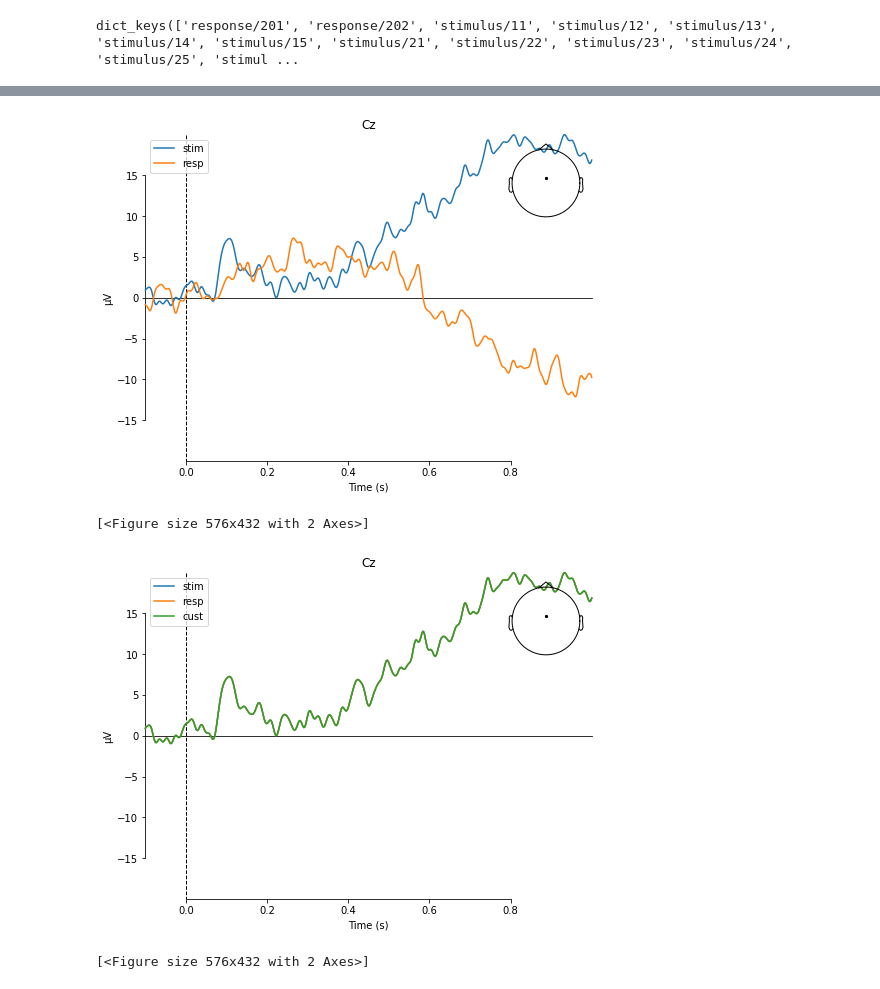
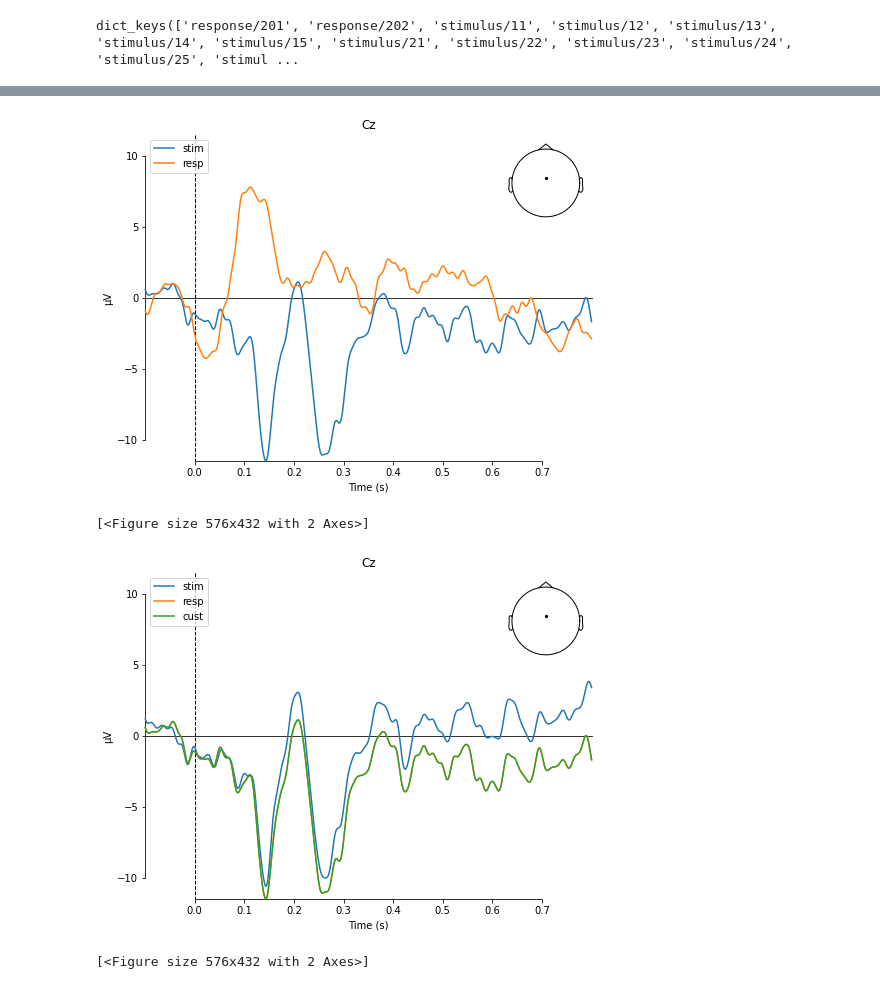
Before and after one commit to ssaket/eeg-pipeline, a Jupyter notebook: hello.ipynb, the cells around one changed output, grey strips where cells are left out. Drawn from its saved outputs; the diff is of its cells as text; code cells hidden in the pictures.

```diff
--- a/hello.ipynb
+++ b/hello.ipynb
@@ -17,10 +17,11 @@ pip = Pipeline(bids_path)
 
 pip.load_data()
 pip.set_montage()
+pip.apply_cleaning(CleaningData(bids_path))
+pip.apply_filter(SimpleMNEFilter(0.1, 50, 'firwin'))
+pip.apply_ica(PrecomputedICA(bids_path))
+
 pip.apply_resampling(512)
-pip.apply_cleaning(CleaningData(bids_path))
-pip.apply_filter(SimpleMNEFilter(0.5, 50, 'firwin'))
-pip.apply_ica(PrecomputedICA(bids_path))
 pip.apply_rereferencing('average')
 # pip.apply_ica(SimpleMNEICA('fastica', exclude=[0,1, 2]))
 # %% [output]
@@ -92,15 +92,15 @@ mne.viz.plot_compare_evokeds({'rare': rare_epochs.average(), 'freq': freq_epochs
 _epochs = mne.Epochs(pip.raw, pip.events, pip.event_ids, tmin=-0.1,tmax=0.8, reject_by_annotation=False).copy()
 mne.viz.plot_compare_evokeds({'stim': _epochs['stimulus'].average(), 'resp': _epochs['response'].average()}, picks='Cz')
 # %% [output]
-[figure, old version]
+[figure, new version]
 [<Figure size 576x432 with 2 Axes>]
 # %%
 wanted_keys = [e for e in pip.event_ids.keys() if "stimulus" in e]
 evts_dict_stim=dict((k, pip.event_ids[k]) for k in wanted_keys if k in pip.event_ids)
 
 # get epochs with and without rejection
-epochs = mne.Epochs(pip.raw, pip.events, evts_dict_stim,tmin=-0.1,tmax=1,reject_by_annotation=False)
+epochs = mne.Epochs(pip.raw, pip.events, evts_dict_stim,tmin=-0.1,tmax=0.8)
 mne.viz.plot_compare_evokeds({'stim': epochs['stimulus'].average(), 'resp': erp.epochs['stimulus'].average(), 'cust': _epochs['stimulus'].average()}, picks='Cz')
 # %% [output]
-[figure, old version]
+[figure, new version]
 [<Figure size 576x432 with 2 Axes>]
```
Also changed, not shown: parts of 5 cells of this notebook.
